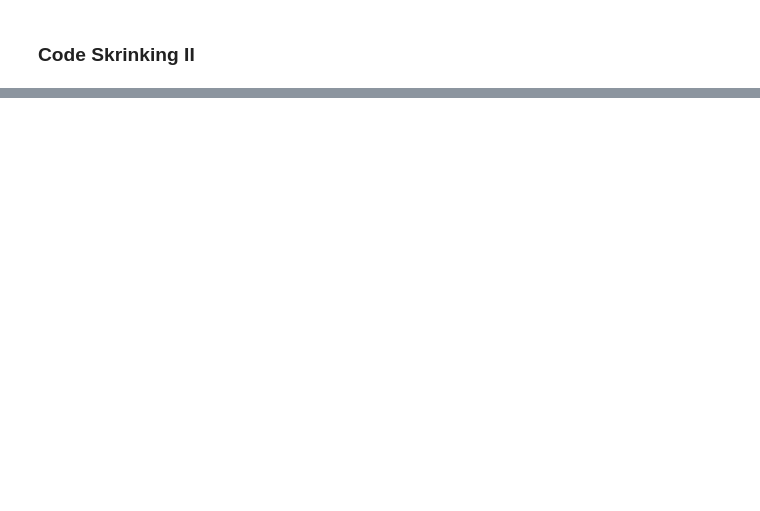
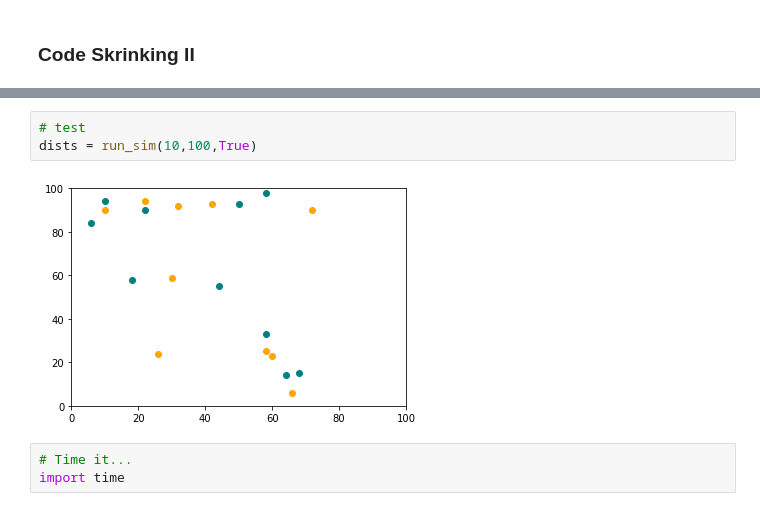
Before and after one commit to amiraliemami/SheepSim, a Jupyter notebook: Jupyter Workbook.ipynb, the cells around one changed output, grey strips where cells are left out. Drawn from its saved outputs; the diff is of its cells as text; blank space fills up the shorter version.

```diff
--- a/Jupyter Workbook.ipynb
+++ b/Jupyter Workbook.ipynb
@@ -83,0 +237,8 @@ plt.show()
+# %%
+# test
+dists = run_sim(10,100,True)
+# %% [output]
+[figure, added]
+# %%
+# Time it...
+import time
```
Also changed, not shown: parts of 18 cells of this notebook.
